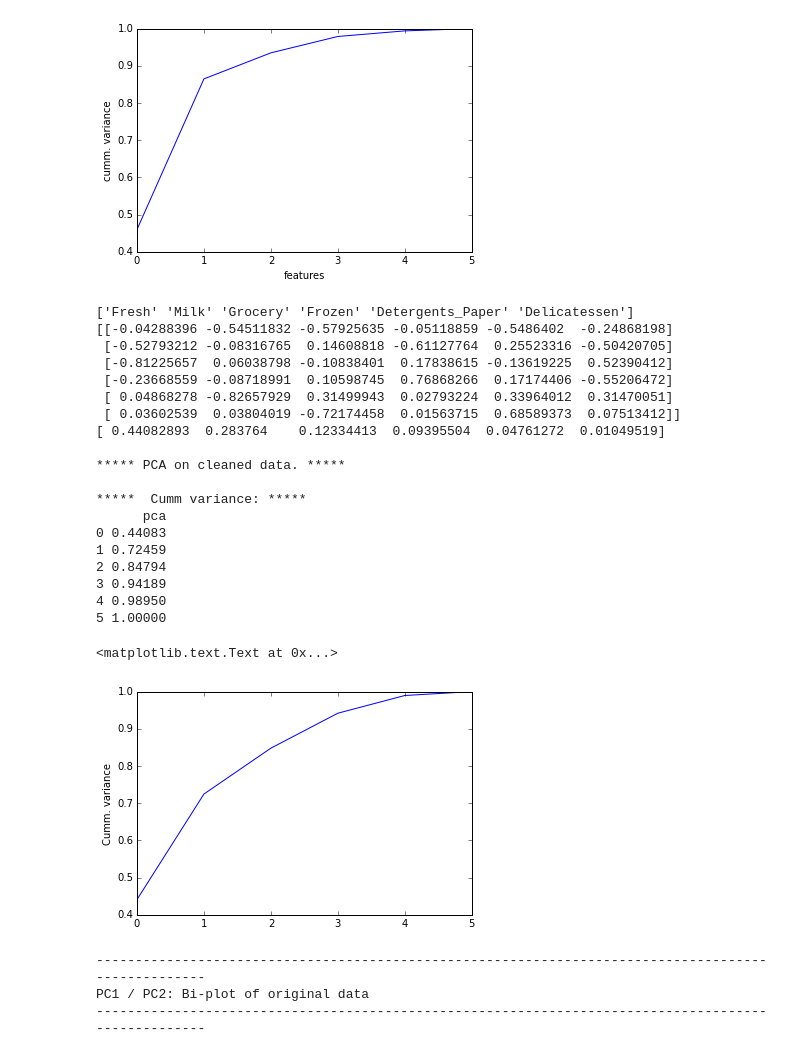
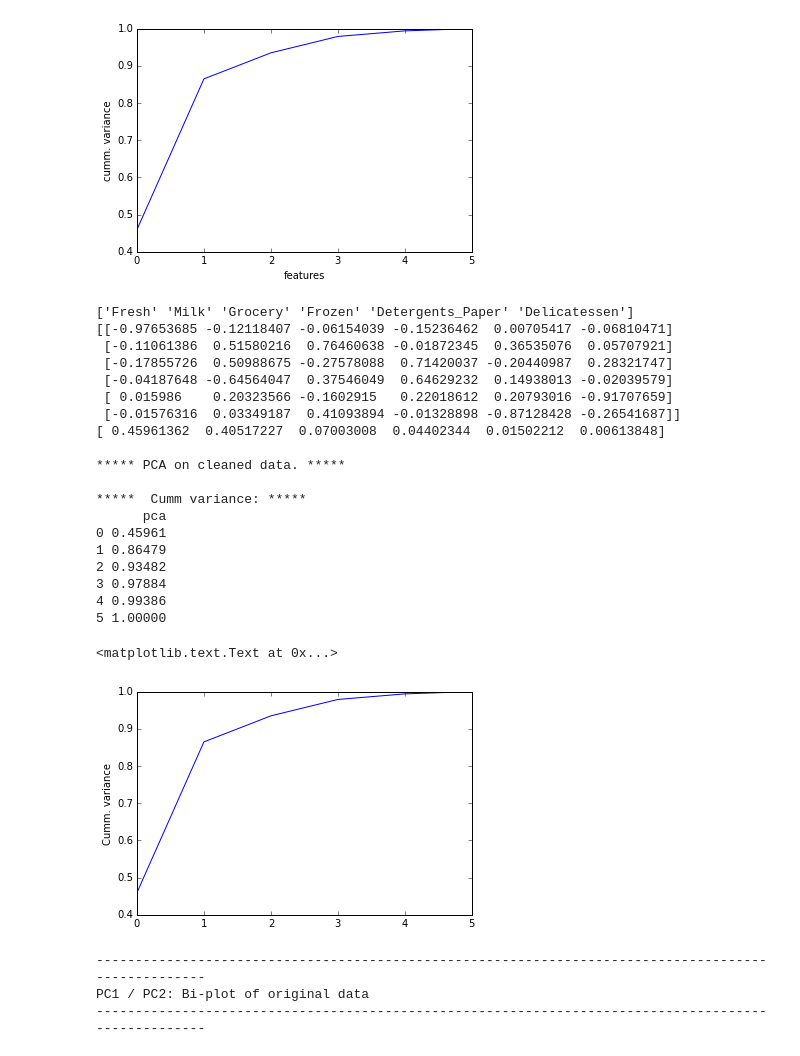
Before and after one commit to agrawalnishant/machine_learning_projects, a Jupyter notebook: Submission/Customer Segments/customer_segments.ipynb, the cells around one changed output. Drawn from its saved outputs; the diff is of its cells as text; code cells hidden in the pictures.

```diff
--- a/Submission/Customer Segments/customer_segments.ipynb
+++ b/Submission/Customer Segments/customer_segments.ipynb
@@ -290,45 +290,45 @@ plt.show()
 # %%
 # TODO: Apply PCA with the same number of dimensions as variables in the dataset
 # Using cleaned up data
 
 from sklearn.decomposition import PCA
 pca = PCA(n_components=num_features,whiten=True)
-pca.fit(scaled_data)
+pca.fit(data)
 
 # Print the components and the amount of variance in the data contained in each dimension
-print scaled_data.columns.values
+print data.columns.values
 print pca.components_
 print pca.explained_variance_ratio_
 
 
 print "\n",'*'*5,"PCA on cleaned data.",'*'*5,"\n"
 pc_df=pd.DataFrame({"pca":pca.explained_variance_ratio_})
 pc_cmf_df=np.cumsum(pc_df)
 print '*'*5," Cumm variance:",'*'*5,"\n",pc_cmf_df
 plt.plot(pc_cmf_df)
 plt.ylabel('Cumm. variance')
 # %% [output]
 ['Fresh' 'Milk' 'Grocery' 'Frozen' 'Detergents_Paper' 'Delicatessen']
-[[-0.04288396 -0.54511832 -0.57925635 -0.05118859 -0.5486402  -0.24868198]
- [-0.52793212 -0.08316765  0.14608818 -0.61127764  0.25523316 -0.50420705]
- [-0.81225657  0.06038798 -0.10838401  0.17838615 -0.13619225  0.52390412]
- [-0.23668559 -0.08718991  0.10598745  0.76868266  0.17174406 -0.55206472]
- [ 0.04868278 -0.82657929  0.31499943  0.02793224  0.33964012  0.31470051]
- [ 0.03602539  0.03804019 -0.72174458  0.01563715  0.68589373  0.07513412]]
-[ 0.44082893  0.283764    0.12334413  0.09395504  0.04761272  0.01049519]
+[[-0.97653685 -0.12118407 -0.06154039 -0.15236462  0.00705417 -0.06810471]
+ [-0.11061386  0.51580216  0.76460638 -0.01872345  0.36535076  0.05707921]
+ [-0.17855726  0.50988675 -0.27578088  0.71420037 -0.20440987  0.28321747]
+ [-0.04187648 -0.64564047  0.37546049  0.64629232  0.14938013 -0.02039579]
+ [ 0.015986    0.20323566 -0.1602915   0.22018612  0.20793016 -0.91707659]
+ [-0.01576316  0.03349187  0.41093894 -0.01328898 -0.87128428 -0.26541687]]
+[ 0.45961362  0.40517227  0.07003008  0.04402344  0.01502212  0.00613848]
 
 ***** PCA on cleaned data. *****
 
 *****  Cumm variance: *****
       pca
-0 0.44083
-1 0.72459
-2 0.84794
-3 0.94189
-4 0.98950
+0 0.45961
+1 0.86479
+2 0.93482
+3 0.97884
+4 0.99386
 5 1.00000
 <matplotlib.text.Text at 0x...>
-[figure, old version]
+[figure, new version]
 # %%
 ''' Following function has been taken from Udacity Forum:
 https://discussions.udacity.com/t/
```
Also changed, not shown: parts of 10 cells of this notebook.
